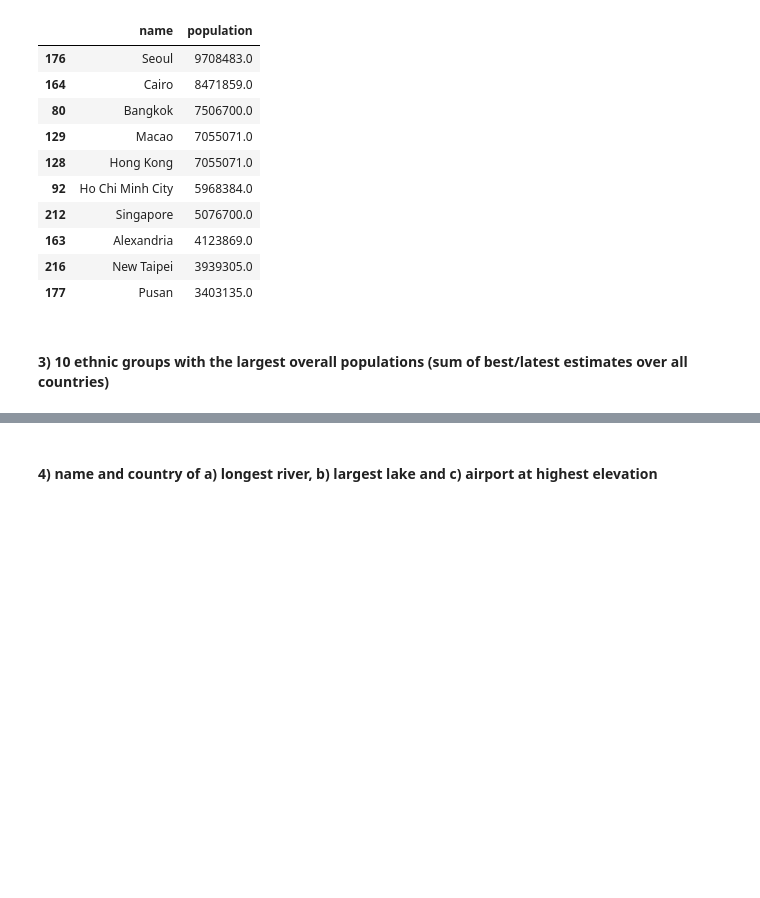
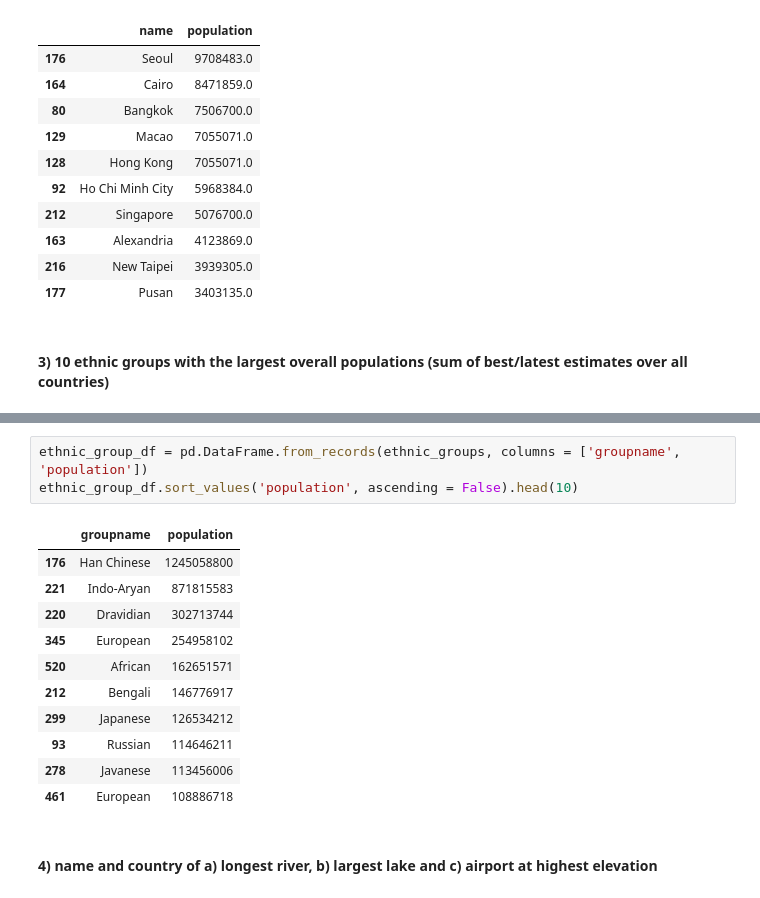
Before and after one commit to gkarp/sb_ds_intensive_data_wrangle_xml, a Jupyter notebook: sliderule_dsi_xml_exercise.ipynb, the cells around one changed output, grey strips where cells are left out. Cells and saved outputs as stored; diff of their text form; blank space fills up the shorter version.

```diff
--- a/sliderule_dsi_xml_exercise.ipynb
+++ b/sliderule_dsi_xml_exercise.ipynb
@@ -241,2 +272,17 @@ cities_df.sort_values('population', ascending = False).head(10)
+# %%
+ethnic_group_df = pd.DataFrame.from_records(ethnic_groups, columns = ['groupname', 'population'])
+ethnic_group_df.sort_values('population', ascending = False).head(10)
+# %% [output]
+|  | groupname | population |
+| 176 | Han Chinese | 1245058800 |
+| 221 | Indo-Aryan | 871815583 |
+| 220 | Dravidian | 302713744 |
+| 345 | European | 254958102 |
+| 520 | African | 162651571 |
+| 212 | Bengali | 146776917 |
+| 299 | Japanese | 126534212 |
+| 93 | Russian | 114646211 |
+| 278 | Javanese | 113456006 |
+| 461 | European | 108886718 |
 # %% [markdown]
 #### 4) name and country of a) longest river, b) largest lake and c) airport at highest elevation
```
Also changed, not shown: parts of 5 cells of this notebook.
